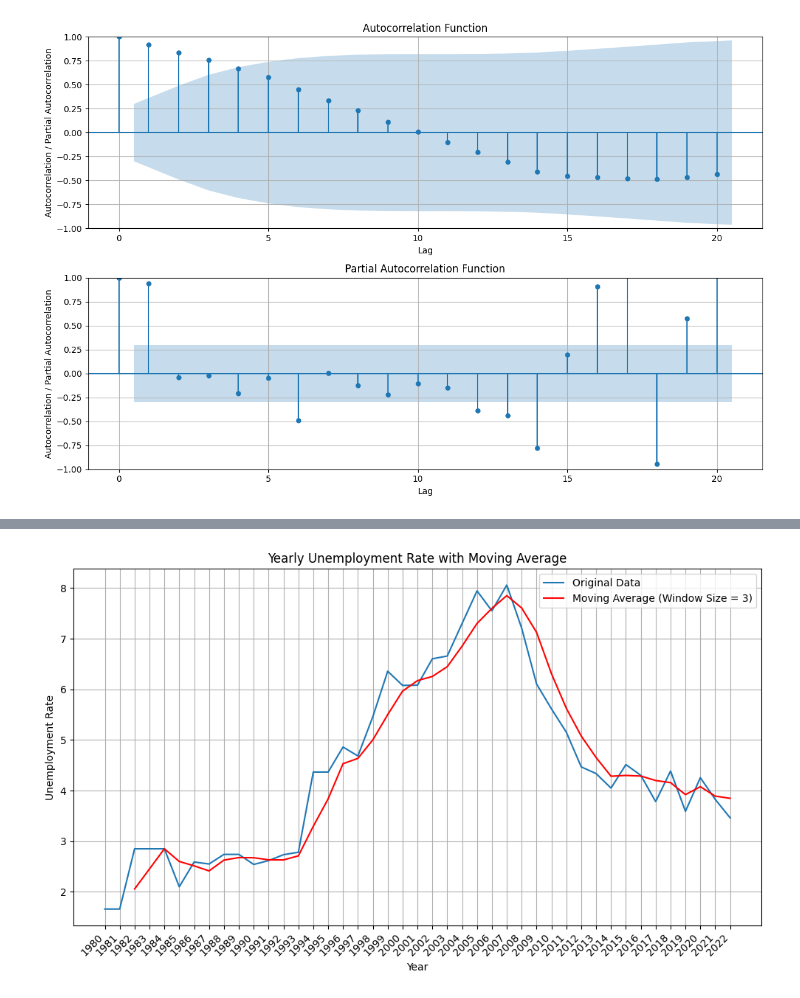
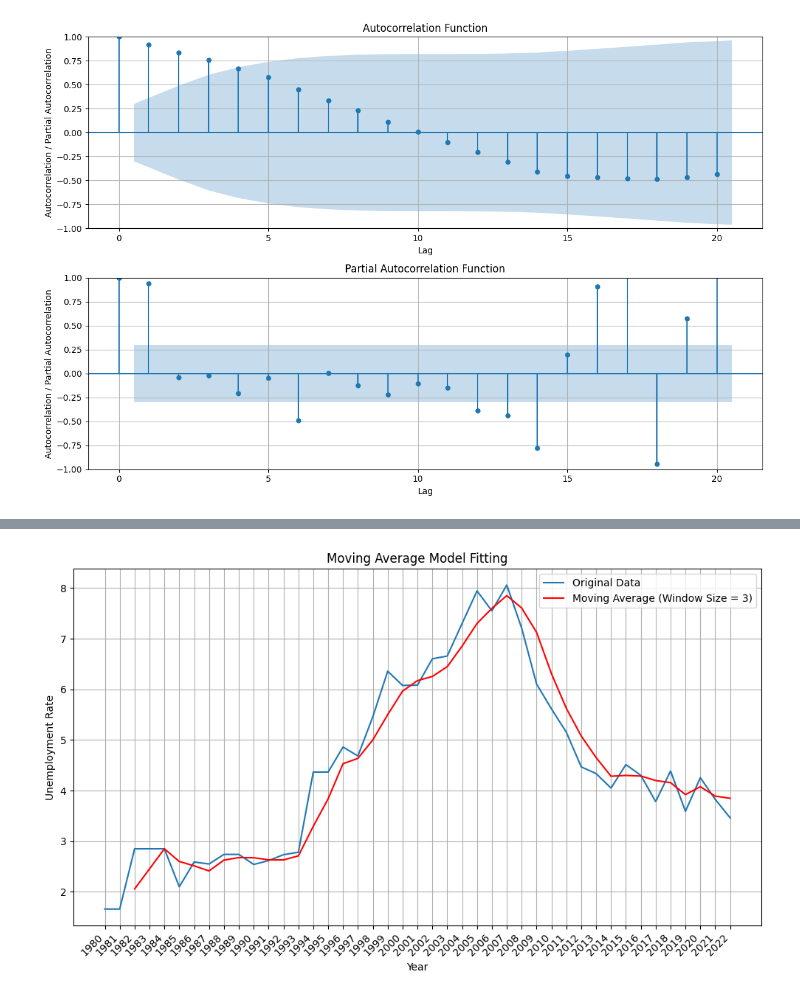
Before and after one commit to cmulya/DATA583-Project, a Jupyter notebook: Project Files/DATA_583_CodeBook - Indonesia.ipynb, the cells around one changed output, grey strips where cells are left out. Drawn from its saved outputs; the diff is of its cells as text; code cells hidden in the pictures.

```diff
--- a/Project Files/DATA_583_EDA.ipynb
+++ b/Project Files/DATA_583_CodeBook - Indonesia.ipynb
@@ -649,25 +596,25 @@ NameError: name 'lags' is not defined
 # %%
 # Calculate the moving average with a window size of your choice
 window_size = 3
 moving_avg = final_df_filled['Unemployment, total (% of total labor force) (national estimate)'].rolling(window=window_size).mean()
 
 # Plot original data and moving average
 plt.figure(figsize=(10, 6))
 plt.plot(final_df_filled.index, final_df_filled['Unemployment, total (% of total labor force) (national estimate)'], label='Original Data')
 plt.plot(final_df_filled.index, moving_avg, color='red', label='Moving Average (Window Size = {})'.format(window_size))
-plt.title('Yearly Unemployment Rate with Moving Average')
+plt.title('Moving Average Model Fitting')
 plt.xlabel('Year')
 plt.ylabel('Unemployment Rate')
 
 # Rotate x-axis labels diagonally
 plt.xticks(rotation=45, ha='right')
 plt.legend()
 plt.grid(True)
 plt.subplots_adjust(bottom=0.2)
 plt.tight_layout()
 plt.show()
 # %% [output]
-[figure, old version]
+[figure, new version]
 # %%
 from statsmodels.tsa.arima.model import ARIMA
 
```
Also changed, not shown: parts of 20 cells of this notebook, 1 other file.
